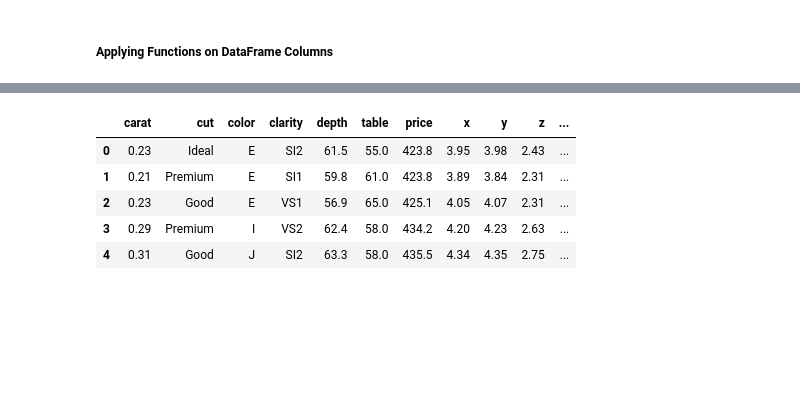
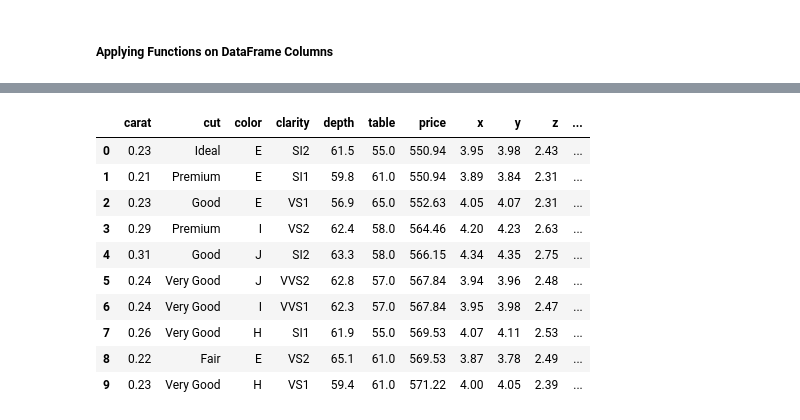
Before and after one commit to leo-reyna/Python, a Jupyter notebook: Jupyter Notebooks/Interactive Data Visualization with Python/Chapter 1.ipynb, the cells around one changed output, grey strips where cells are left out. Saved outputs shown, nothing was run; the diff lists cells and outputs as text; code cells hidden in the pictures; blank space fills up the shorter version.

```diff
--- a/Jupyter Notebooks/Interactive Data Visualization with Python/Chapter 1.ipynb
+++ b/Jupyter Notebooks/Interactive Data Visualization with Python/Chapter 1.ipynb
@@ -136,13 +147,18 @@ diamonds_df.head()
 # %%
 import math
 diamonds_df['rounded_price'] = diamonds_df['price'].apply(math.ceil) # Round the price to the nearest hundred
-diamonds_df.head()
+diamonds_df.head(10)
 # %% [output]
 |  | carat | cut | color | clarity | depth | table | price | x | y | z | ... |
-| 0 | 0.23 | Ideal | E | SI2 | 61.5 | 55.0 | 423.8 | 3.95 | 3.98 | 2.43 | ... |
-| 1 | 0.21 | Premium | E | SI1 | 59.8 | 61.0 | 423.8 | 3.89 | 3.84 | 2.31 | ... |
-| 2 | 0.23 | Good | E | VS1 | 56.9 | 65.0 | 425.1 | 4.05 | 4.07 | 2.31 | ... |
-| 3 | 0.29 | Premium | I | VS2 | 62.4 | 58.0 | 434.2 | 4.20 | 4.23 | 2.63 | ... |
-| 4 | 0.31 | Good | J | SI2 | 63.3 | 58.0 | 435.5 | 4.34 | 4.35 | 2.75 | ... |
+| 0 | 0.23 | Ideal | E | SI2 | 61.5 | 55.0 | 550.94 | 3.95 | 3.98 | 2.43 | ... |
+| 1 | 0.21 | Premium | E | SI1 | 59.8 | 61.0 | 550.94 | 3.89 | 3.84 | 2.31 | ... |
+| 2 | 0.23 | Good | E | VS1 | 56.9 | 65.0 | 552.63 | 4.05 | 4.07 | 2.31 | ... |
+| 3 | 0.29 | Premium | I | VS2 | 62.4 | 58.0 | 564.46 | 4.20 | 4.23 | 2.63 | ... |
+| 4 | 0.31 | Good | J | SI2 | 63.3 | 58.0 | 566.15 | 4.34 | 4.35 | 2.75 | ... |
+| 5 | 0.24 | Very Good | J | VVS2 | 62.8 | 57.0 | 567.84 | 3.94 | 3.96 | 2.48 | ... |
+| 6 | 0.24 | Very Good | I | VVS1 | 62.3 | 57.0 | 567.84 | 3.95 | 3.98 | 2.47 | ... |
+| 7 | 0.26 | Very Good | H | SI1 | 61.9 | 55.0 | 569.53 | 4.07 | 4.11 | 2.53 | ... |
+| 8 | 0.22 | Fair | E | VS2 | 65.1 | 61.0 | 569.53 | 3.87 | 3.78 | 2.49 | ... |
+| 9 | 0.23 | Very Good | H | VS1 | 59.4 | 61.0 | 571.22 | 4.00 | 4.05 | 2.39 | ... |
 # %%
 import math
```
Also changed, not shown: parts of 5 cells of this notebook.
